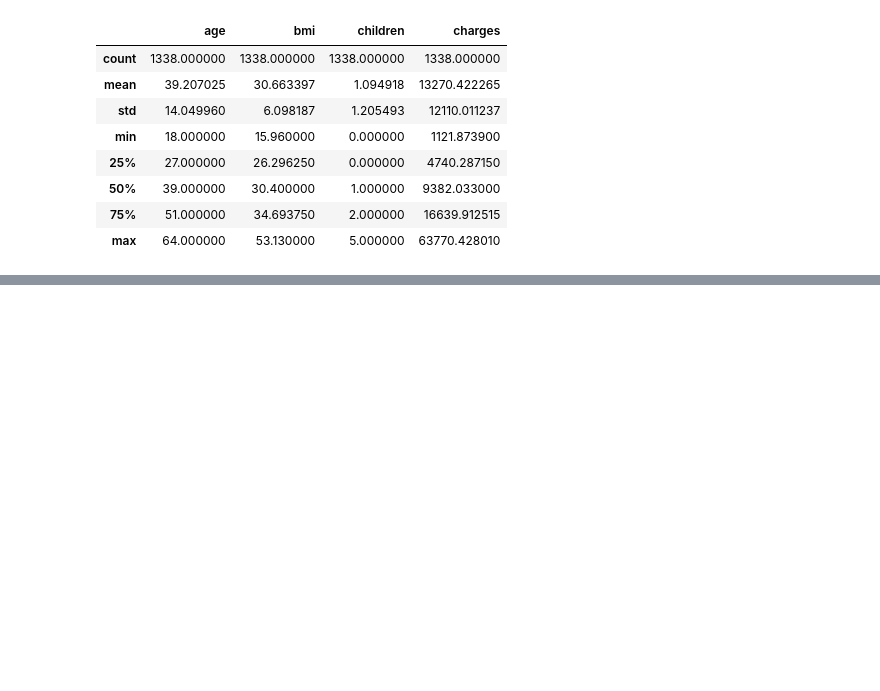
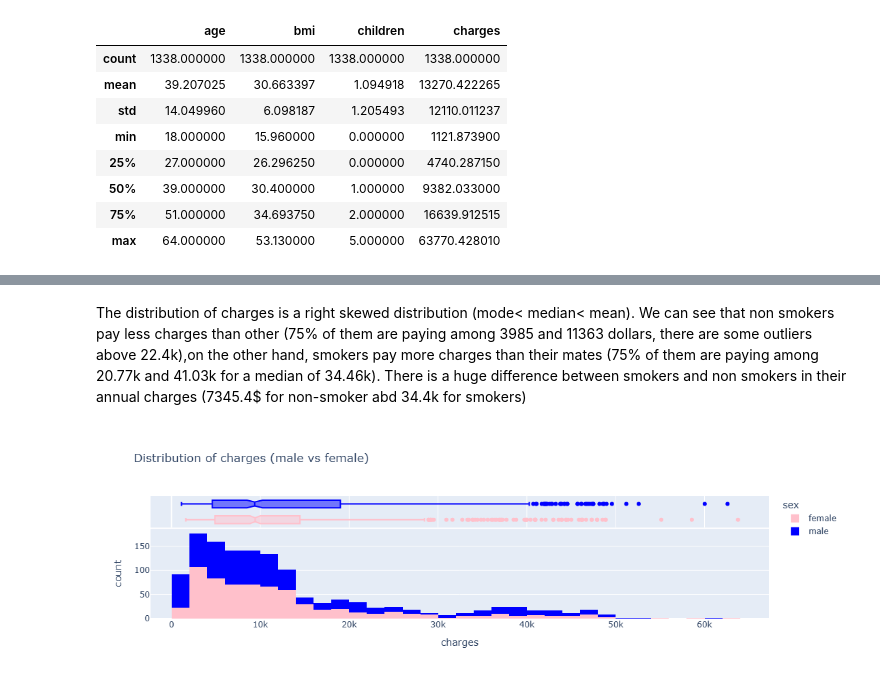
Before and after one commit to TheKryptonium/Machine-Learning-Journey, a Jupyter notebook: ML Algorithms and Scikit-learn/ML with Python and Scikit-Learn.ipynb, the cells around one changed output, grey strips where cells are left out. Saved outputs shown, nothing was run; the diff lists cells and outputs as text; code cells hidden in the pictures; blank space fills up the shorter version.

```diff
--- a/ML Algorithms and Scikit-learn/ML with Python and Scikit-Learn.ipynb
+++ b/ML Algorithms and Scikit-learn/ML with Python and Scikit-Learn.ipynb
@@ -48,0 +103,15 @@ matplotlib.rcParams["figure.facecolor"] = "#000000"
+# %% [markdown]
+The distribution of charges is a right skewed distribution (mode< median< mean). We can see that non smokers pay less charges than other (75% of them are paying among 3985 and 11363 dollars, there are some outliers above 22.4k),on the other hand, smokers pay more charges than their mates (75% of them are paying among 20.77k and 41.03k for a median of 34.46k). There is a huge difference between smokers and non smokers in their annual charges (7345.4$ for non-smoker abd 34.4k for smokers)
+# %%
+fig = px.histogram(
+    medical,
+    x="charges",
+    marginal="box",
+    color="sex",
+    color_discrete_sequence=["pink", "blue"],
+    title="Distribution of charges (male vs female)"
+)
+
+fig.show()
+# %% [output]
+[figure, added]
```
Also changed, not shown: parts of 28 cells of this notebook.
